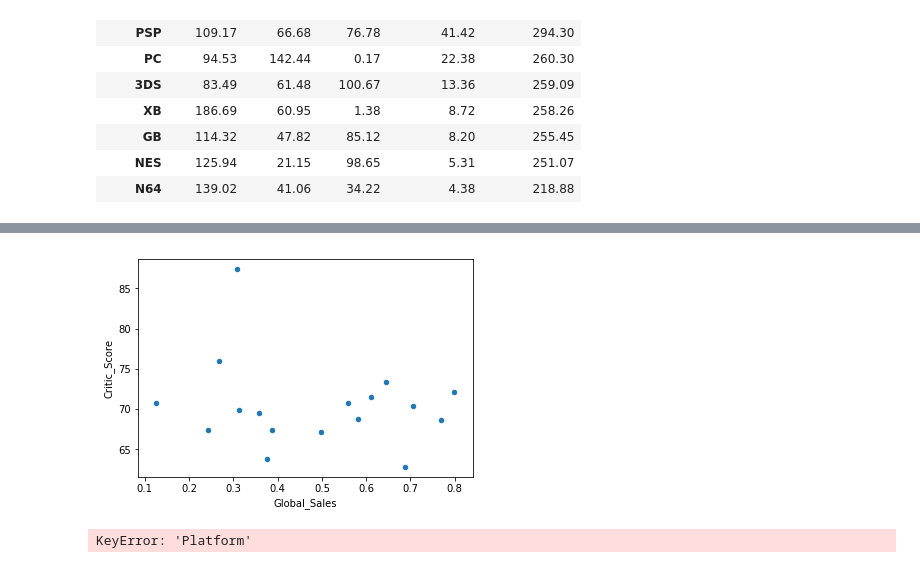
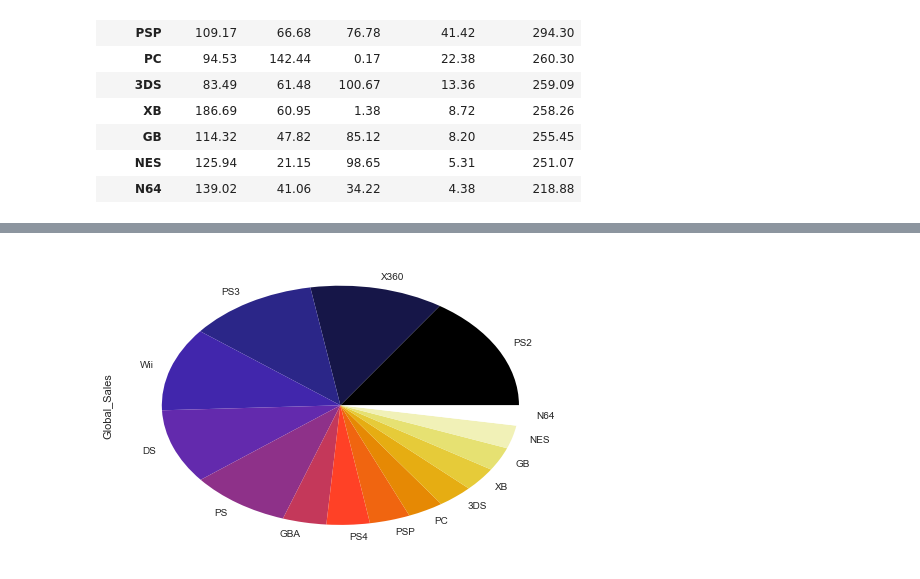
Before and after one commit to billiam527/Data-Visualization-Video-Game-Sales, a Jupyter notebook: Project2.ipynb, the cells around one changed output, grey strips where cells are left out. Cells and saved outputs as stored; diff of their text form; code cells hidden in the pictures.

```diff
--- a/Project2.ipynb
+++ b/Project2.ipynb
@@ -179,10 +158,6 @@ df6
 # %%
-df6.plot(kind="scatter", x="Global_Sales", y="Critic_Score")
+df5.plot(kind = "pie", y = "Global_Sales", legend = False, colormap ="CMRmap")
 
 plt.show()
 # %% [output]
-[figure, old version]
+[figure, new version]
-# %%
-df5.plot('Platform','Global_Sales')
-# %% [output]
-KeyError: 'Platform'
```
Also changed, not shown: parts of 8 cells of this notebook, 3 other files.
